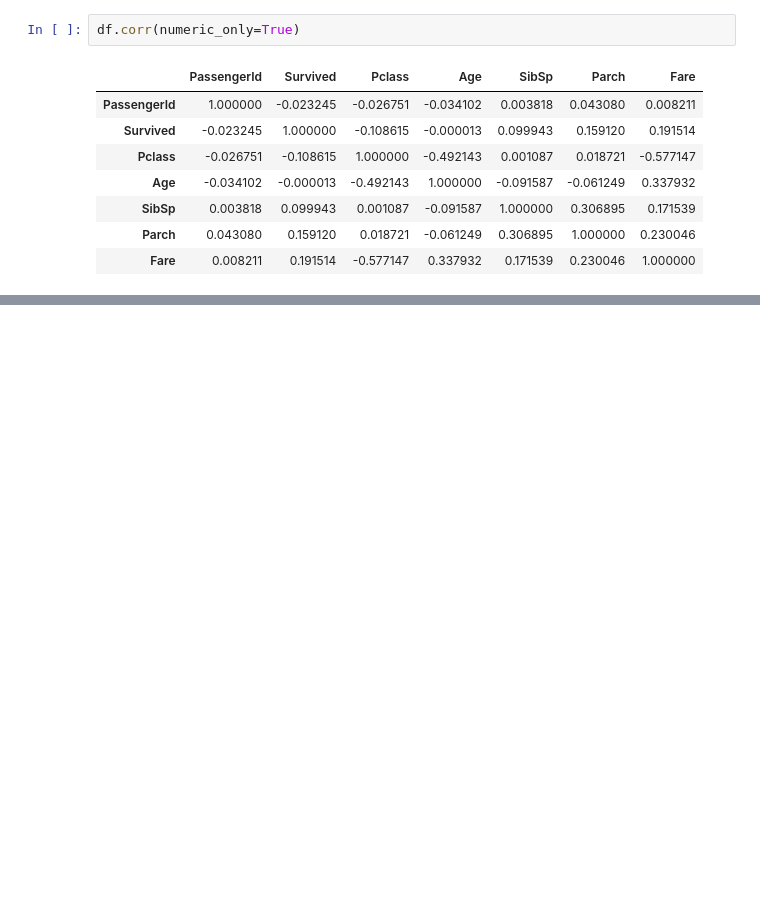
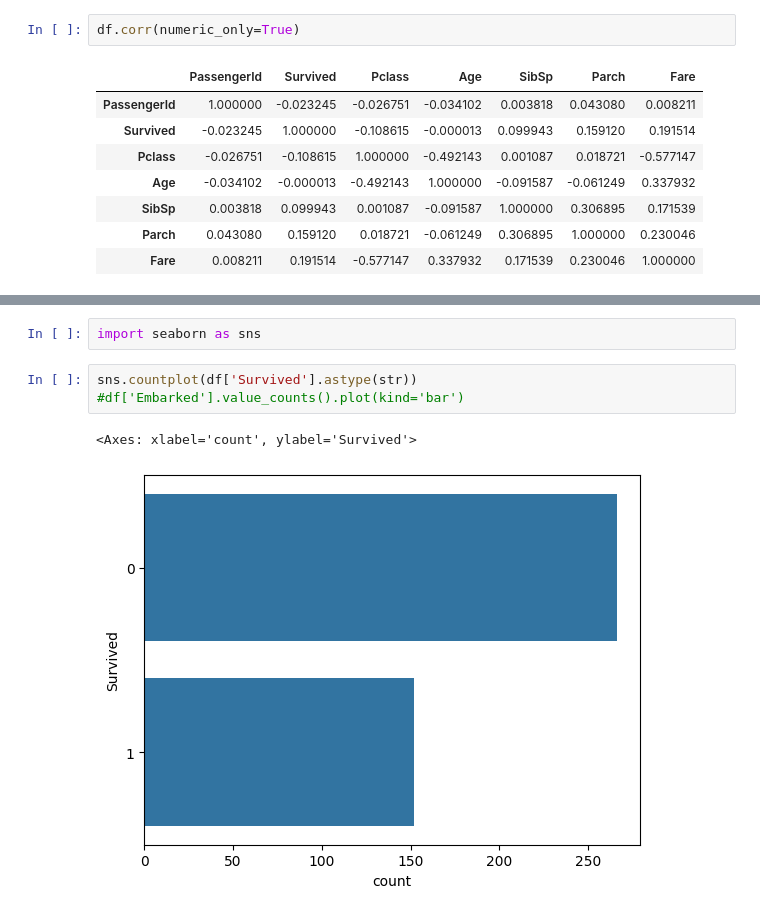
Before and after one commit to Muhammad-Haris-coding/1st-code, a Jupyter notebook: titanic.ipynb, the cells around one changed output, grey strips where cells are left out. Drawn from its saved outputs; the diff is of its cells as text; blank space fills up the shorter version.

```diff
--- a/titanic.ipynb
+++ b/titanic.ipynb
@@ -99,0 +109,8 @@ df.corr(numeric_only=True)
+# %%
+import seaborn as sns
+# %%
+sns.countplot(df['Survived'].astype(str))
+#df['Embarked'].value_counts().plot(kind='bar')
+# %% [output]
+<Axes: xlabel='count', ylabel='Survived'>
+[figure, added]
```
Also changed, not shown: parts of 12 cells of this notebook.
